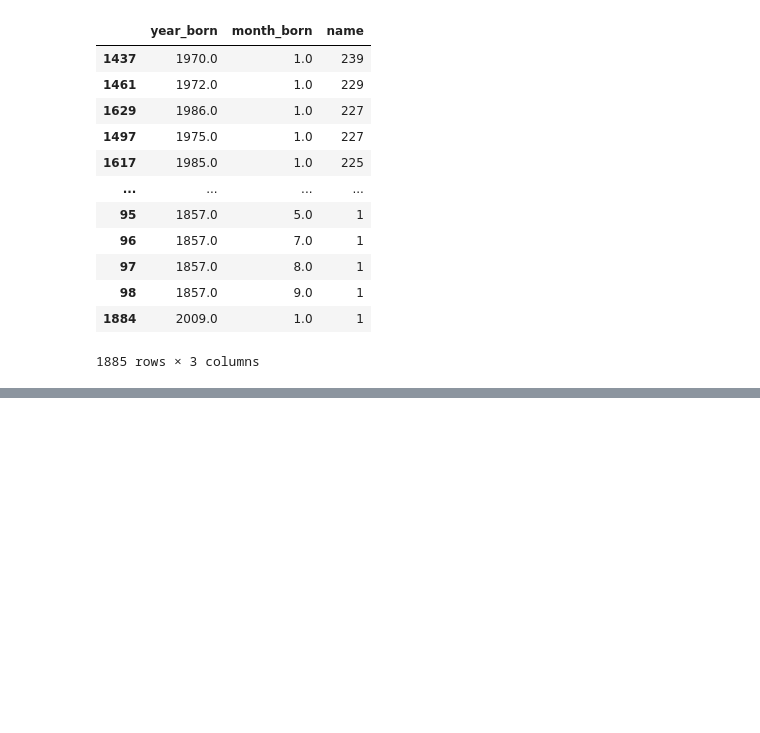
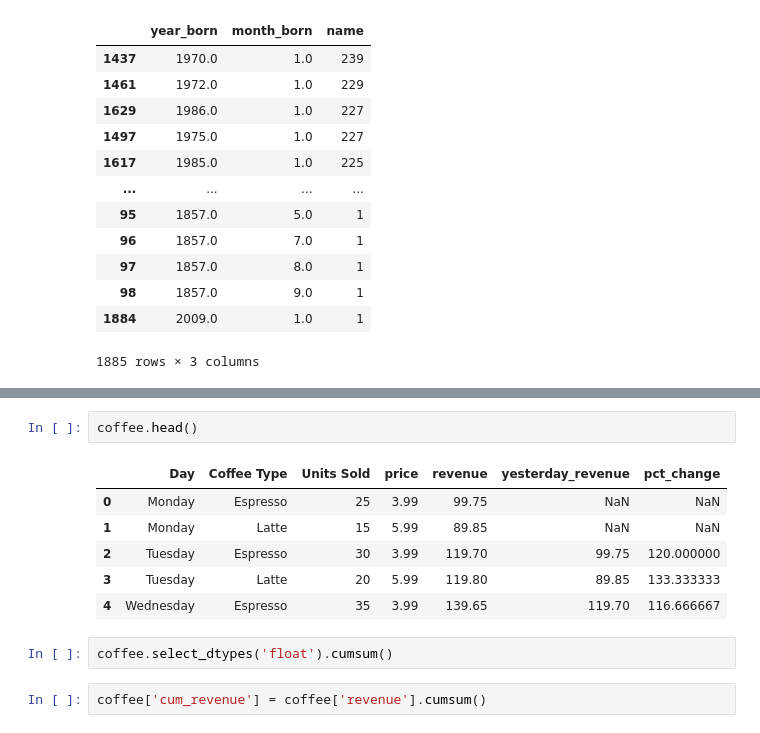
Before and after one commit to adityasx69/machine-learning, a Jupyter notebook: complete-pandas-tutorial-master/tut.ipynb, the cells around one changed output, grey strips where cells are left out. Drawn from its saved outputs; the diff is of its cells as text; blank space fills up the shorter version.

```diff
--- a/complete-pandas-tutorial-master/tut.ipynb
+++ b/complete-pandas-tutorial-master/tut.ipynb
@@ -987,0 +1028,13 @@ bios.groupby([bios['year_born'],bios['month_born']])['name'].count().reset_index
+# %%
+coffee.head()
+# %% [output]
+|  | Day | Coffee Type | Units Sold | price | revenue | yesterday_revenue | pct_change |
+| 0 | Monday | Espresso | 25 | 3.99 | 99.75 | NaN | NaN |
+| 1 | Monday | Latte | 15 | 5.99 | 89.85 | NaN | NaN |
+| 2 | Tuesday | Espresso | 30 | 3.99 | 119.70 | 99.75 | 120.000000 |
+| 3 | Tuesday | Latte | 20 | 5.99 | 119.80 | 89.85 | 133.333333 |
+| 4 | Wednesday | Espresso | 35 | 3.99 | 139.65 | 119.70 | 116.666667 |
+# %%
+coffee.select_dtypes('float').cumsum()
+# %%
+coffee['cum_revenue'] = coffee['revenue'].cumsum()
```
Also changed, not shown: parts of 10 cells of this notebook.
